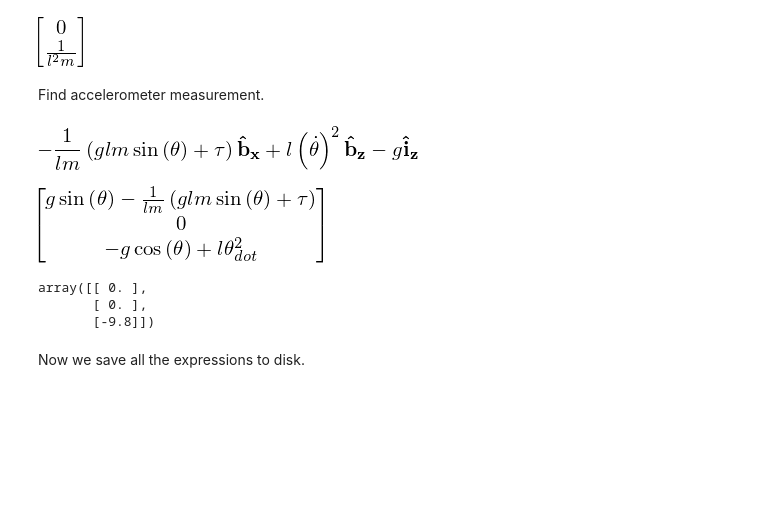
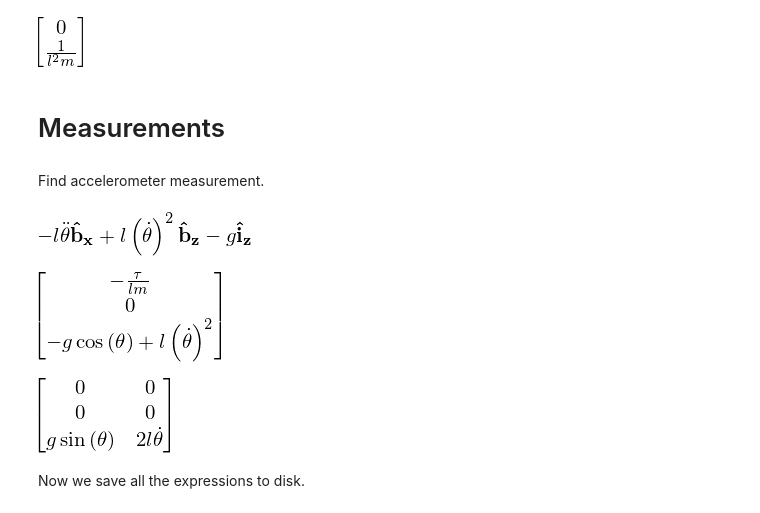
Before and after one commit to jgoppert/PX4-SIL, a Jupyter notebook: Pendulum.ipynb, the cells around one changed output. Saved outputs shown, nothing was run; the diff lists cells and outputs as text; code cells hidden in the pictures; blank space fills up the shorter version.

```diff
--- a/Pendulum.ipynb
+++ b/Pendulum.ipynb
@@ -22,9 +22,21 @@ The autoreload extension is already loaded. To reload it, use:
 # %%
-tau = sympy.Function('tau')
-m, g, l, t, tau, theta, theta_dot = sympy.symbols('m, g, l, t, tau, theta, theta_dot')
+tau, theta = mech.dynamicsymbols('tau theta')
+
+m, g, l, t = sympy.symbols('m, g, l, t')
+
+x = (theta, theta.diff(t))
+u = (tau,)
+x_ = sympy.MatrixSymbol('x', 2,1)
+u_ = sympy.Symbol('u')
+ss_sub = {
+    theta: x_[0,0],
+    theta.diff(t): x_[1,0],
+    tau: u_}
+
 frame_i = mech.ReferenceFrame('i')
-frame_b = frame_i.orientnew(newname='b', rot_type='Axis',
-                            amounts=(theta(t), frame_i.y))
+frame_b = frame_i.orientnew(
+    newname='b', rot_type='Axis',
+    amounts=(theta, frame_i.y))
 point_o = mech.Point('o')
 point_o.set_vel(frame_i, 0)
 point_cm = point_o.locatenew('cm', -l*frame_b.z)
@@ -32,13 +44,11 @@ point_cm.set_vel(frame_b, 0)
 point_cm.v1pt_theory(otherpoint=point_o,
                      outframe=frame_i, interframe=frame_b)
 ball = mech.Particle(name='ball', point=point_cm, mass=m)
-ball.set_potential_energy(m*g*l*sympy.cos(theta(t)))
+ball.set_potential_energy(m*g*l*sympy.cos(theta))
 L = mech.Lagrangian(frame_i, ball)
-lm = mech.LagrangesMethod(Lagrangian=L, qs=[theta(t)], coneqs=None,
-                     forcelist=[(frame_b, tau(t)*frame_b.y)], frame=frame_i)
+lm = mech.LagrangesMethod(Lagrangian=L, qs=[theta], coneqs=None,
+                     forcelist=[(frame_b, tau*frame_b.y)], frame=frame_i)
 lm.form_lagranges_equations();
-
-states_sub = {theta(t).diff(t): theta_dot, theta(t): theta, tau(t):tau}
 # %%
 sympy.Eq(sympy.Symbol('L'), L)
 # %% [output]
@@ -48,6 +62,6 @@ sympy.Eq(lm.eom[0], 0)
 # %% [output]
 [figure]
 # %%
-rhs = lm.rhs().subs(states_sub)
+rhs = lm.rhs()
 rhs
 # %% [output]
@@ -69,25 +80,26 @@ B = rhs.jacobian(u_vect)
 B
 # %% [output]
 [figure]
+# %% [markdown]
+# Measurements
 # %% [markdown]
 Find accelerometer measurement.
+# %%
+accel = point_cm.acc(frame_i)  - frame_i.z*g
+accel
+# %% [output]
+[figure, added]
 # %%
-accel_meas = point_cm.acc(frame_i).express(frame_b).subs(theta(t).diff(t,2), rhs[1]) - frame_i.z*g
-accel_meas
+y_accel = accel.to_matrix(frame_b).subs(
+    theta.diff(t,2), rhs[1]).simplify()
+y_accel
 # %% [output]
-[figure, old version]
+[figure, new version]
-# %%
-accel_meas_vect = sympy.Matrix([accel_meas.dot(frame_b.x), accel_meas.dot(frame_b.y), accel_meas.dot(frame_b.z)]).subs(states_sub)
-accel_meas_vect
-# %% [output]
-[figure, removed]
-# %%
-f_accel = rhs_to_scipy_ode(accel_meas_vect, t, x_vect, u_vect, {}, m, g, l)[0]
-f_accel(0,[0,0],[0],1,9.8,1)
-# %% [output]
-array([[ 0. ],
-       [ 0. ],
-       [-9.8]])
+# %%
+C_accel = y_accel.jacobian(x)
+C_accel
+# %% [output]
+[figure, added]
 # %% [markdown]
 Now we save all the expressions to disk.
 # %%
```
Also changed, not shown: parts of 36 cells of this notebook, 6 other files.
